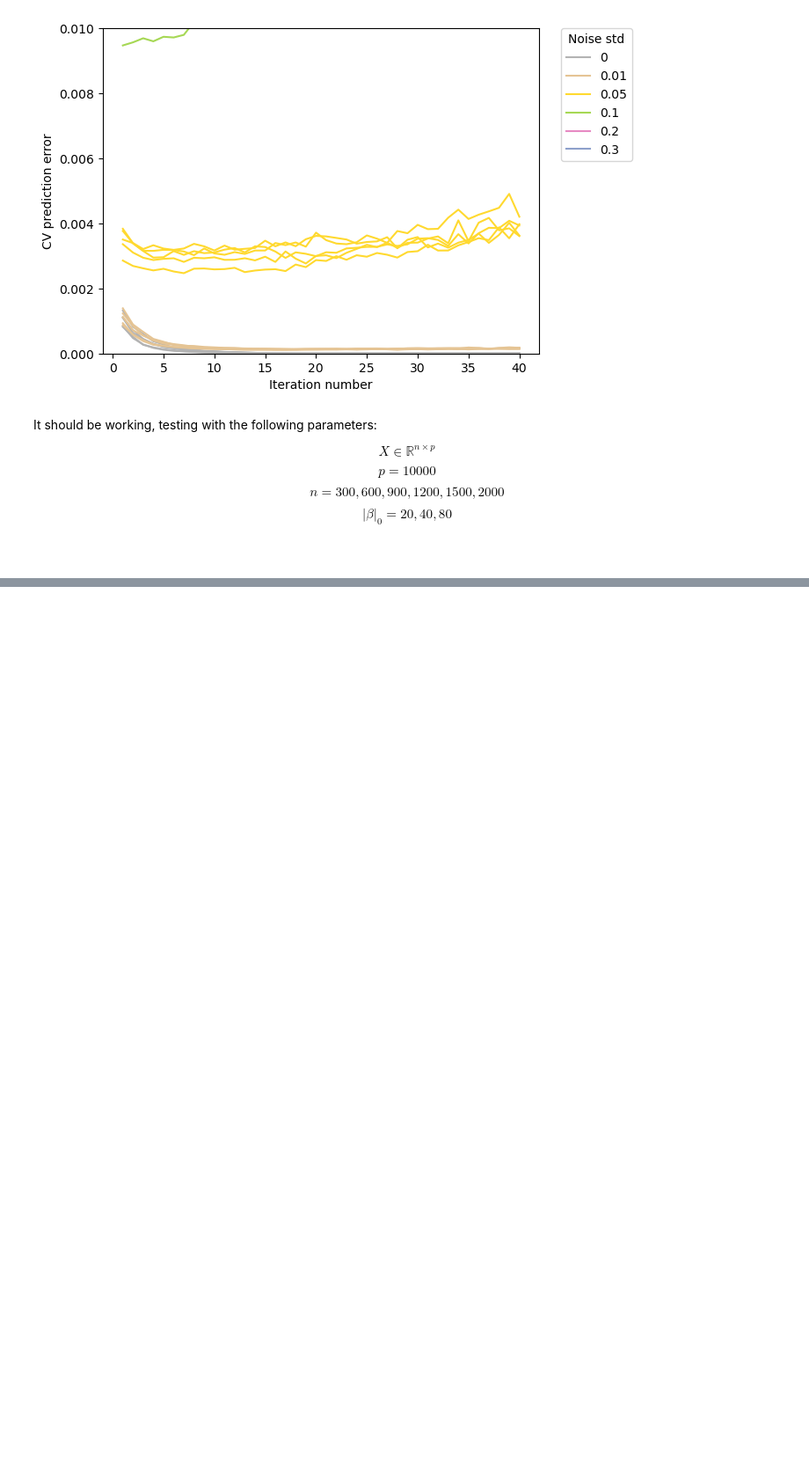
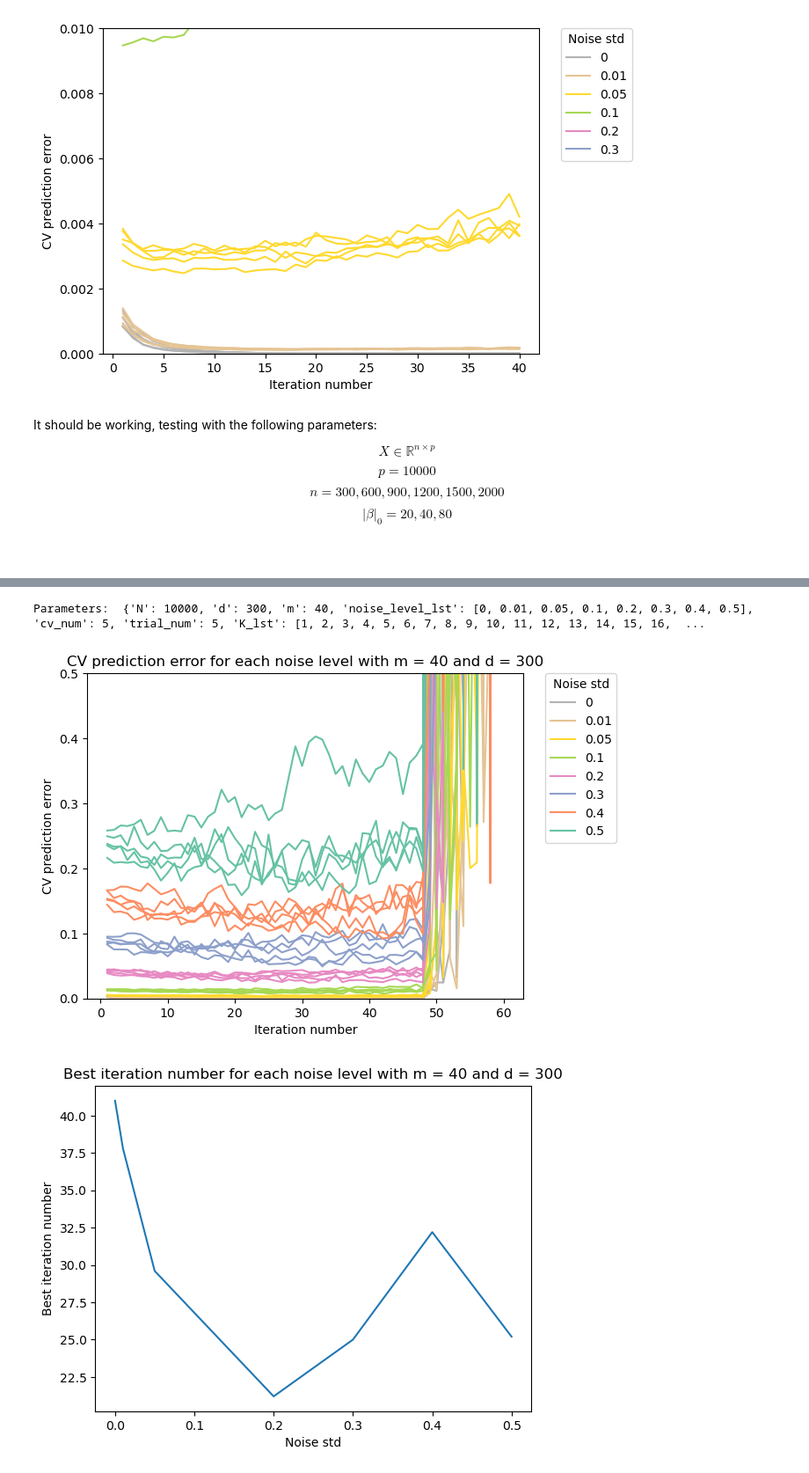
Before and after one commit to sleepysunny311/Projection_Pursuit_Summer, a Jupyter notebook: task3/task3_demo.ipynb, the cells around one changed output, grey strips where cells are left out. Shown: that part at 88% size. Cells and saved outputs as stored; diff of their text form; code cells hidden in the pictures; blank space fills up the shorter version.

```diff
--- a/task3/task3_demo.ipynb
+++ b/task3/task3_demo.ipynb
@@ -186,32 +168,32 @@ plt.ylabel("CV prediction error for best K")
 Text(0, 0.5, 'CV prediction error for best K')
 [figure]
 # %%
-# extract noise level, trial, cv_error_lst from res_log
+# # extract noise level, trial, cv_error_lst from res_log
 
-tmp = []
-for i in range(len(res_log)):
-    tmp.append([res_log[i]['noise_level'], res_log[i]['trial'], res_log[i]['cv_error_lst']])
+# tmp = []
+# for i in range(len(res_log)):
+#     tmp.append([res_log[i]['noise_level'], res_log[i]['trial'], res_log[i]['cv_error_lst']])
 
-K_lst = np.arange(1, 41, 1).tolist()
+# K_lst = np.arange(1, 41, 1).tolist()
 
 
-fig, ax = plt.subplots()
-# Plot the cv error for each K for each noise level
-for i in range(len(tmp)):
-    if i % trial_num == 0:
-        label = tmp[i][0]
-    else:
-        label = ""
-    # Assign color to different noise level
-    plt.plot(K_lst, tmp[i][2], label = label, color = plt.cm.Set2_r(i // trial_num))
+# fig, ax = plt.subplots()
+# # Plot the cv error for each K for each noise level
+# for i in range(len(tmp)):
+#     if i % trial_num == 0:
+#         label = tmp[i][0]
+#     else:
+#         label = ""
+#     # Assign color to different noise level
+#     plt.plot(K_lst, tmp[i][2], label = label, color = plt.cm.Set2_r(i // trial_num))
 
-plt.legend(bbox_to_anchor=(1.05, 1), loc=2, borderaxespad=0.)
-ax.get_legend().set_title("Noise std")
+# plt.legend(bbox_to_anchor=(1.05, 1), loc=2, borderaxespad=0.)
+# ax.get_legend().set_title("Noise std")
 
-plt.ylim([0, 0.01])
+# plt.ylim([0, 0.01])
 
-plt.xlabel("Iteration number")
-plt.ylabel("CV prediction error")
+# plt.xlabel("Iteration number")
+# plt.ylabel("CV prediction error")
 # %% [output]
 Text(0, 0.5, 'CV prediction error')
 [figure]
@@ -334,0 +307,6 @@ for i in range(len(pkl_files)):
+# %%
+makeplots("10000_300_40_5_5.pkl")
+# %% [output]
+Parameters:  {'N': 10000, 'd': 300, 'm': 40, 'noise_level_lst': [0, 0.01, 0.05, 0.1, 0.2, 0.3, 0.4, 0.5], 'cv_num': 5, 'trial_num': 5, 'K_lst': [1, 2, 3, 4, 5, 6, 7, 8, 9, 10, 11, 12, 13, 14, 15, 16,  ...
+[figure, added]
+[figure, added]
```
Also changed, not shown: parts of 9 cells of this notebook, 18 other files.
